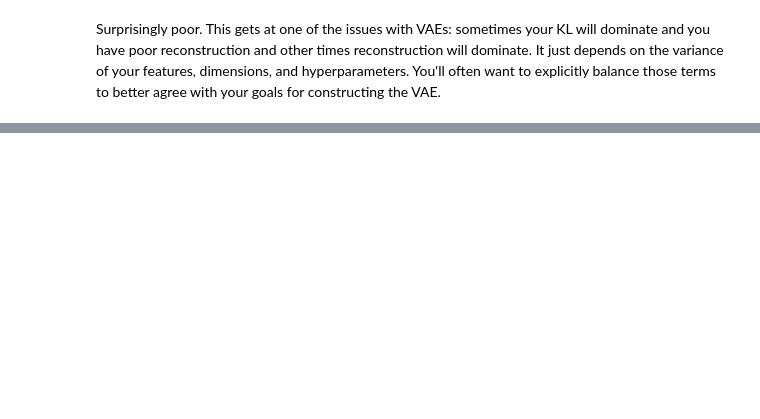
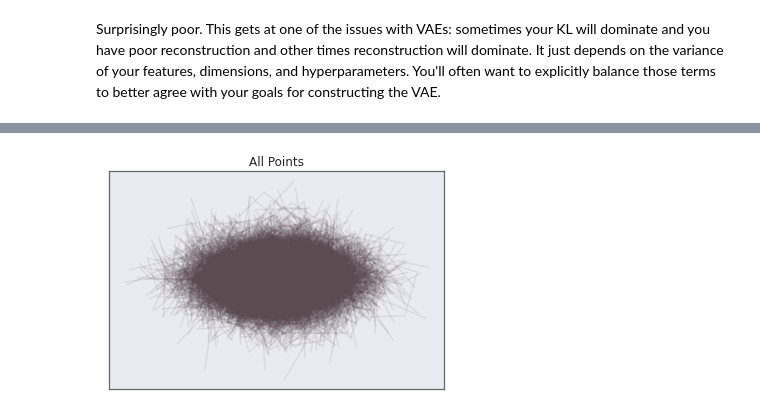
Before and after one commit to whitead/dmol-book, a Jupyter notebook: dl/VAE.ipynb, the cells around one changed output, grey strips where cells are left out. Saved outputs shown, nothing was run; the diff lists cells and outputs as text; code cells hidden in the pictures; blank space fills up the shorter version.

```diff
--- a/dl/VAE.ipynb
+++ b/dl/VAE.ipynb
@@ -618,0 +633,45 @@ Surprisingly poor. This gets at one of the issues with VAEs: sometimes your KL w
+# %%
+import numpy as np
+###---------Transformation Functions----###
+def center_com(paths):
+    '''Align paths to COM at each frame'''
+    coms = np.mean(paths, axis=-2, keepdims=True)
+    return paths - coms
+def make_2drot(angle):
+    mats = np.array([[np.cos(angle), -np.sin(angle)], [np.sin(angle), np.cos(angle)]])
+    # swap so batch axis is first
+    return np.swapaxes(mats, 0, -1)
+
+def find_principle_axis(points):
+    '''Compute single principle axis for points'''
+    inertia = points.T @ points
+    evals, evecs = np.linalg.eigh(inertia)
+    # get biggest eigenvalue
+    order = np.argsort(evals)
+    return evecs[:, order[-1]]
+
+def align_principle(paths):
+    # someone should tell me how to vectorize this in numpy
+    vecs = [find_principle_axis(p) for p in paths]
+    vecs = np.array(vecs)
+    # find angle to rotate so these are pointed towards pos x
+    cur_angle = np.arctan2(vecs[:,1], vecs[:,0])
+    rot_angle = -cur_angle
+    rot_mat = make_2drot(rot_angle)
+    # to mat mult at each frame
+    return paths @ rot_mat
+###-----------------------------------###
+# %%
+#TODO change to github link
+paths = np.load('../data/long_paths.npz')['arr']
+# transform to be rot/trans invariant
+data = align_principle(center_com(paths))
+cmap = plt.get_cmap('cool')
+for i in range(0, data.shape[0]):
+    plt.plot(data[i, :, 0], data[i, :, 1], '-', alpha=0.1, color='C2')
+plt.title('All Points')
+plt.xticks([])
+plt.yticks([])
+plt.show()
+# %% [output]
+[figure, added]
```
Also changed, not shown: parts of 32 cells of this notebook, 6 other files.
